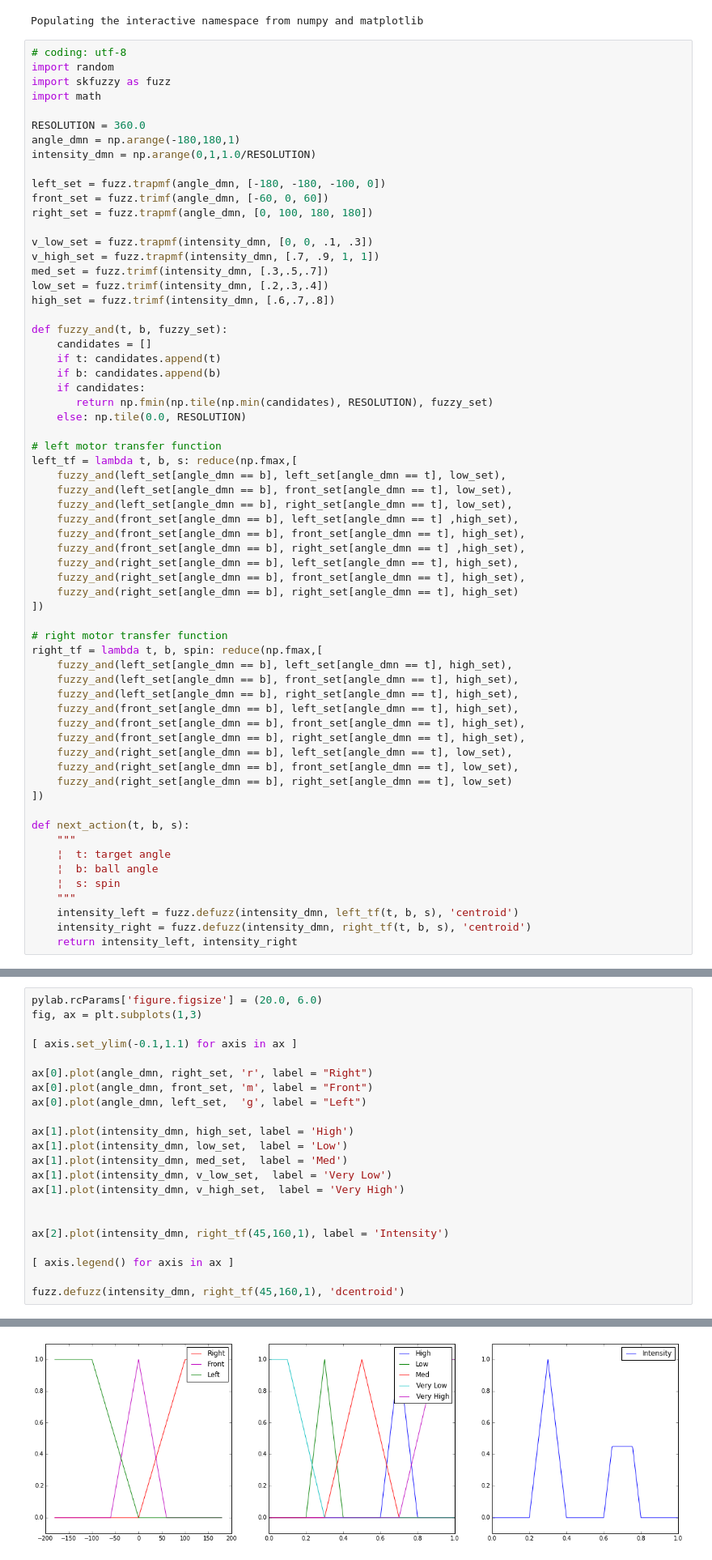
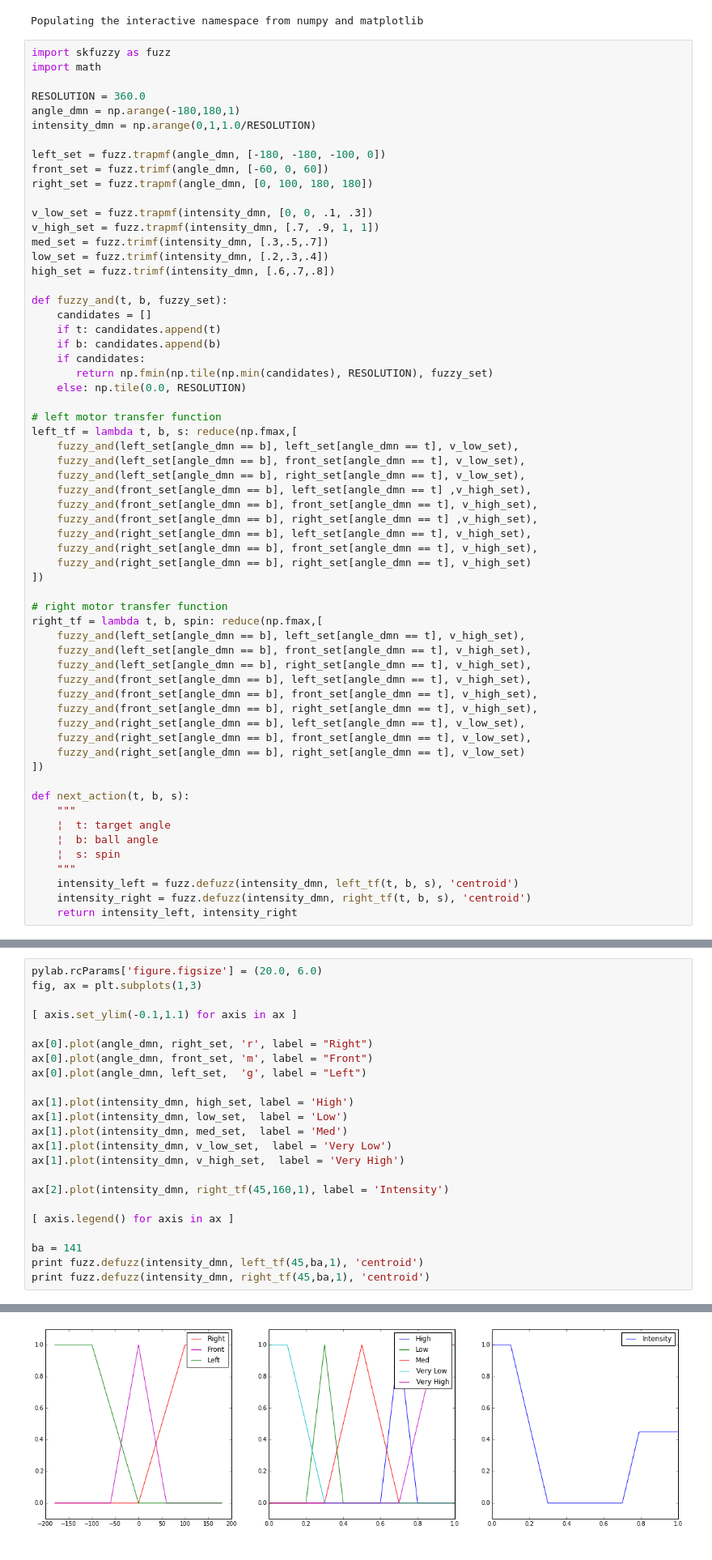
Before and after one commit to hoarf/robotsoccer, a Jupyter notebook: robotsoccer.ipynb, the cells around one changed output, grey strips where cells are left out. Shown: that part at 81% size. Saved outputs shown, nothing was run; the diff lists cells and outputs as text.

```diff
--- a/robotsoccer.ipynb
+++ b/robotsoccer.ipynb
@@ -3,8 +3,6 @@
 # %% [output]
 Populating the interactive namespace from numpy and matplotlib
 # %%
-# coding: utf-8
-import random
 import skfuzzy as fuzz
 import math
 
@@ -32,28 +30,28 @@ def fuzzy_and(t, b, fuzzy_set):
 
 # left motor transfer function
 left_tf = lambda t, b, s: reduce(np.fmax,[
-    fuzzy_and(left_set[angle_dmn == b], left_set[angle_dmn == t], low_set),
-    fuzzy_and(left_set[angle_dmn == b], front_set[angle_dmn == t], low_set),
-    fuzzy_and(left_set[angle_dmn == b], right_set[angle_dmn == t], low_set),
-    fuzzy_and(front_set[angle_dmn == b], left_set[angle_dmn == t] ,high_set),
-    fuzzy_and(front_set[angle_dmn == b], front_set[angle_dmn == t], high_set),
-    fuzzy_and(front_set[angle_dmn == b], right_set[angle_dmn == t] ,high_set),
-    fuzzy_and(right_set[angle_dmn == b], left_set[angle_dmn == t], high_set),
-    fuzzy_and(right_set[angle_dmn == b], front_set[angle_dmn == t], high_set),
-    fuzzy_and(right_set[angle_dmn == b], right_set[angle_dmn == t], high_set)
+    fuzzy_and(left_set[angle_dmn == b], left_set[angle_dmn == t], v_low_set),
+    fuzzy_and(left_set[angle_dmn == b], front_set[angle_dmn == t], v_low_set),
+    fuzzy_and(left_set[angle_dmn == b], right_set[angle_dmn == t], v_low_set),
+    fuzzy_and(front_set[angle_dmn == b], left_set[angle_dmn == t] ,v_high_set),
+    fuzzy_and(front_set[angle_dmn == b], front_set[angle_dmn == t], v_high_set),
+    fuzzy_and(front_set[angle_dmn == b], right_set[angle_dmn == t] ,v_high_set),
+    fuzzy_and(right_set[angle_dmn == b], left_set[angle_dmn == t], v_high_set),
+    fuzzy_and(right_set[angle_dmn == b], front_set[angle_dmn == t], v_high_set),
+    fuzzy_and(right_set[angle_dmn == b], right_set[angle_dmn == t], v_high_set)
 ])
 
 # right motor transfer function
 right_tf = lambda t, b, spin: reduce(np.fmax,[
-    fuzzy_and(left_set[angle_dmn == b], left_set[angle_dmn == t], high_set),
-    fuzzy_and(left_set[angle_dmn == b], front_set[angle_dmn == t], high_set),
-    fuzzy_and(left_set[angle_dmn == b], right_set[angle_dmn == t], high_set),
-    fuzzy_and(front_set[angle_dmn == b], left_set[angle_dmn == t], high_set),
-    fuzzy_and(front_set[angle_dmn == b], front_set[angle_dmn == t], high_set),
-    fuzzy_and(front_set[angle_dmn == b], right_set[angle_dmn == t], high_set),
-    fuzzy_and(right_set[angle_dmn == b], left_set[angle_dmn == t], low_set),
-    fuzzy_and(right_set[angle_dmn == b], front_set[angle_dmn == t], low_set),
-    fuzzy_and(right_set[angle_dmn == b], right_set[angle_dmn == t], low_set)
+    fuzzy_and(left_set[angle_dmn == b], left_set[angle_dmn == t], v_high_set),
+    fuzzy_and(left_set[angle_dmn == b], front_set[angle_dmn == t], v_high_set),
+    fuzzy_and(left_set[angle_dmn == b], right_set[angle_dmn == t], v_high_set),
+    fuzzy_and(front_set[angle_dmn == b], left_set[angle_dmn == t], v_high_set),
+    fuzzy_and(front_set[angle_dmn == b], front_set[angle_dmn == t], v_high_set),
+    fuzzy_and(front_set[angle_dmn == b], right_set[angle_dmn == t], v_high_set),
+    fuzzy_and(right_set[angle_dmn == b], left_set[angle_dmn == t], v_low_set),
+    fuzzy_and(right_set[angle_dmn == b], front_set[angle_dmn == t], v_low_set),
+    fuzzy_and(right_set[angle_dmn == b], right_set[angle_dmn == t], v_low_set)
 ])
 
 def next_action(t, b, s):
@@ -83,10 +81,11 @@ ax[1].plot(intensity_dmn, med_set,  label = 'Med')
 ax[1].plot(intensity_dmn, v_low_set,  label = 'Very Low')
 ax[1].plot(intensity_dmn, v_high_set,  label = 'Very High')
 
-
 ax[2].plot(intensity_dmn, right_tf(45,160,1), label = 'Intensity')
 
 [ axis.legend() for axis in ax ]
 
-fuzz.defuzz(intensity_dmn, right_tf(45,160,1), 'dcentroid')
+ba = 141
+print fuzz.defuzz(intensity_dmn, left_tf(45,ba,1), 'centroid')
+print fuzz.defuzz(intensity_dmn, right_tf(45,ba,1), 'centroid')
 # %% [output]
@@ -94 +94 @@ fuzz.defuzz(intensity_dmn, right_tf(45,160,1), 'dcentroid')
-[figure, old version]
+[figure, new version]
```
Also changed, not shown: parts of 3 cells of this notebook, 5 other files.
